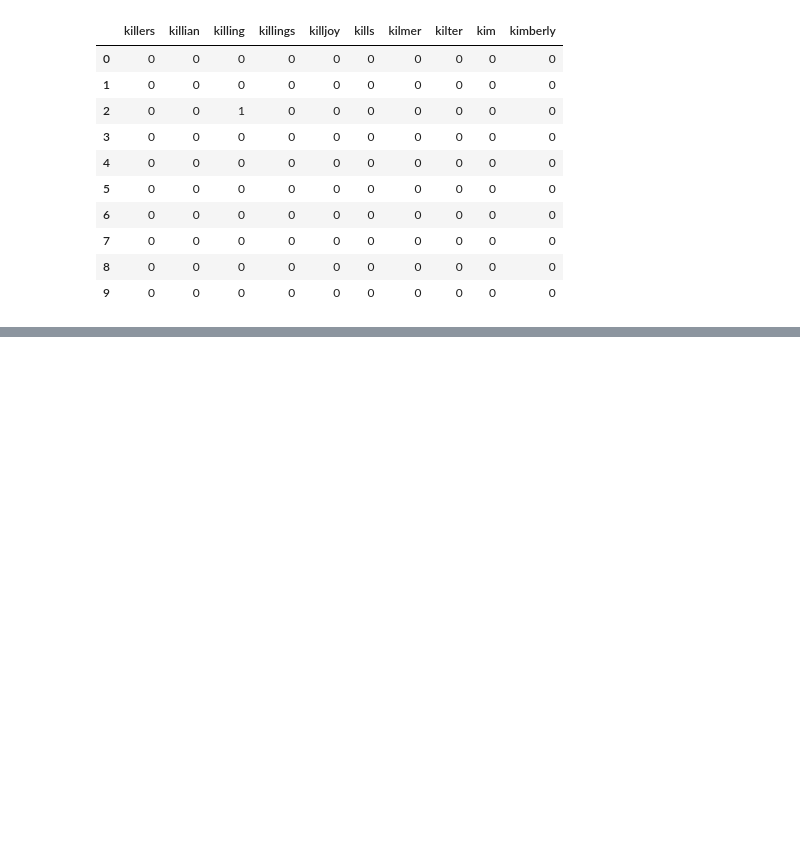
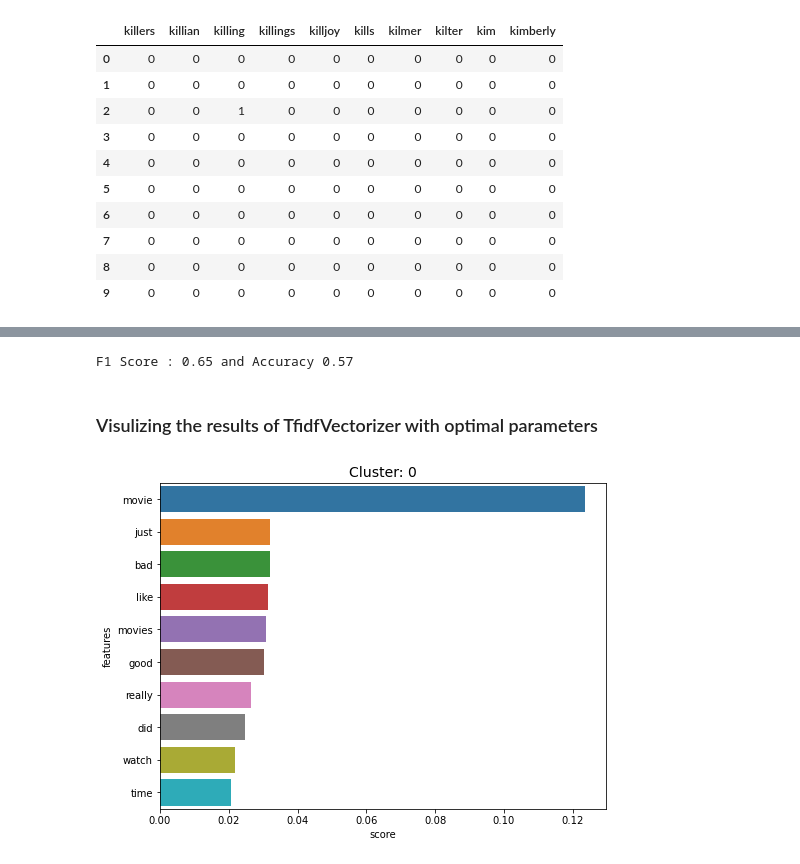
Before and after one commit to STaineT/Unsupervised-Learning---IMDB, a Jupyter notebook: Trustpage_KMeans_Sparse.ipynb, the cells around one changed output, grey strips where cells are left out. Drawn from its saved outputs; the diff is of its cells as text; code cells hidden in the pictures; blank space fills up the shorter version.

```diff
--- a/Trustpage_KMeans_Sparse.ipynb
+++ b/Trustpage_KMeans_Sparse.ipynb
@@ -179,0 +164,6 @@ imdb_trimmed.head(15)
+# %%
+imdb_trimmed['sentiment_pred_tf_idf'] = pd.Series(prediction_tf_idf)
+f1 = f1_score(imdb_trimmed['sentiment'],imdb_trimmed['sentiment_pred_tf_idf'],pos_label=1)
+acc = accuracy_score(imdb_trimmed['sentiment'],imdb_trimmed['sentiment_pred_tf_idf'])
+
+print("F1 Score : {:.2f} and Accuracy {:.2f}".format(f1,acc))
@@ -179,0 +277,46 @@ imdb_trimmed.head(15)
+# %%
+# applying the KMeans with tf-idf _ not performing PCA
+from sklearn.feature_extraction.text import TfidfVectorizer
+
+vectorizer_tf_idf = TfidfVectorizer(stop_words = 'english',max_features=None, min_df=2)
+vec_tf_idf = vectorizer_tf_idf.fit_transform(imdb_trimmed.review)
+
+kmeans = KMeans(n_clusters=2, max_iter=1000, algorithm = 'auto')
+
+fitted_tf_idf = kmeans.fit(vec_tf_idf)
+prediction_tf_idf = kmeans.predict(vec_tf_idf)
+# %%
+from sklearn.metrics import confusion_matrix,classification_report,accuracy_score,f1_score
+
+imdb_trimmed['sentiment_pred_tf_idf'] = pd.Series(prediction_tf_idf)
+f1 = f1_score(imdb_trimmed['sentiment'],imdb_trimmed['sentiment_pred_tf_idf'],pos_label=1)
+acc = accuracy_score(imdb_trimmed['sentiment'],imdb_trimmed['sentiment_pred_tf_idf'])
+
+print("F1 Score : {:.2f} and Accuracy {:.2f}".format(f1,acc))
+# %% [output]
+F1 Score : 0.65 and Accuracy 0.57
+# %% [markdown]
+### Visulizing the results of TfidfVectorizer with optimal parameters
+# %%
+vec_arr_tf_idf = vec_tf_idf.toarray()
+# %%
+def top_cluster(vec_arr, prediction, number_features):
+    labels = np.unique(prediction)
+    data = []
+    for label in labels:
+        idx = np.where(prediction==label)
+        xmeans = np.mean(vec_arr[idx], axis = 0)
+        meanavg = np.argsort(xmeans)[::-1][:number_features]
+        features = vectorizer_tf_idf.get_feature_names()
+        best_features = [(features[i], xmeans[i]) for i in meanavg]
+        df = pd.DataFrame(best_features, columns = ['features', 'score'])
+        data.append(df)
+    return data
+words = top_cluster(vec_arr_tf_idf, prediction_tf_idf, 10)
+# %%
+import seaborn as sns
+plt.figure(figsize=(8,6))
+sns.barplot(x = 'score' , y = 'features', orient = 'h' , data = words[0][:15]);
+plt.title("Cluster: "+ str(0), fontsize = 14);
+# %% [output]
+[figure, added]
```
Also changed, not shown: parts of 31 cells of this notebook, 1 other file.
